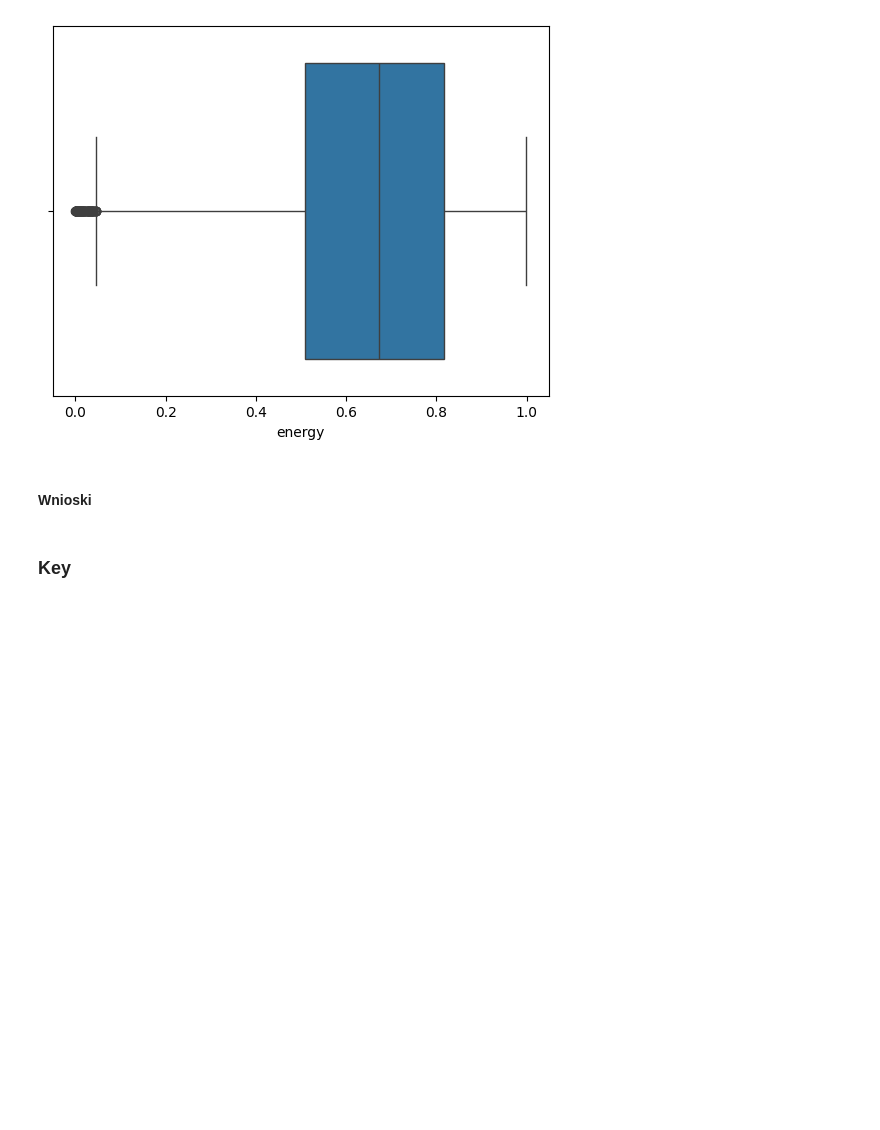
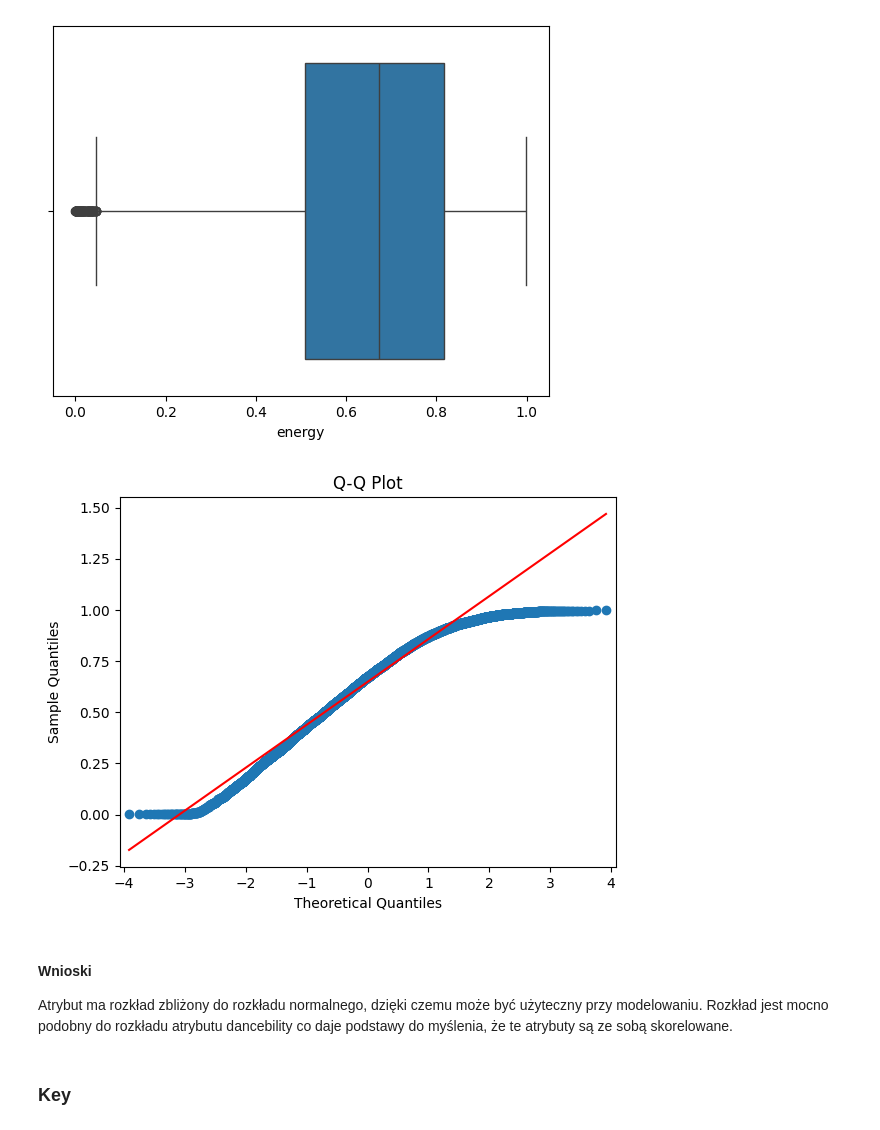
Before and after one commit to michal1010/song-recommendation-system, a Jupyter notebook: ium_notebook.ipynb, the cells around one changed output. Cells and saved outputs as stored; diff of their text form; code cells hidden in the pictures; blank space fills up the shorter version.

```diff
--- a/ium_notebook.ipynb
+++ b/ium_notebook.ipynb
@@ -130,8 +132,16 @@ sns.boxplot(x=tracks_data['energy'])
 # %% [output]
 <Axes: xlabel='energy'>
 [figure]
-# %% [markdown]
-#### Wnioski
+# %%
+sm.qqplot(tracks_data['energy'], line='s')  # 's' indicates standardized line
+plt.title('Q-Q Plot')
+plt.show()
+# %% [output]
+[figure, added]
+# %% [markdown]
+#### Wnioski
+
+Atrybut ma rozkład zbliżony do rozkładu normalnego, dzięki czemu może być użyteczny przy modelowaniu. Rozkład jest mocno podobny do rozkładu atrybutu dancebility co daje podstawy do myślenia, że te atrybuty są ze sobą skorelowane.
 # %% [markdown]
 ### Key
 # %%
```
Also changed, not shown: parts of 40 cells of this notebook.
